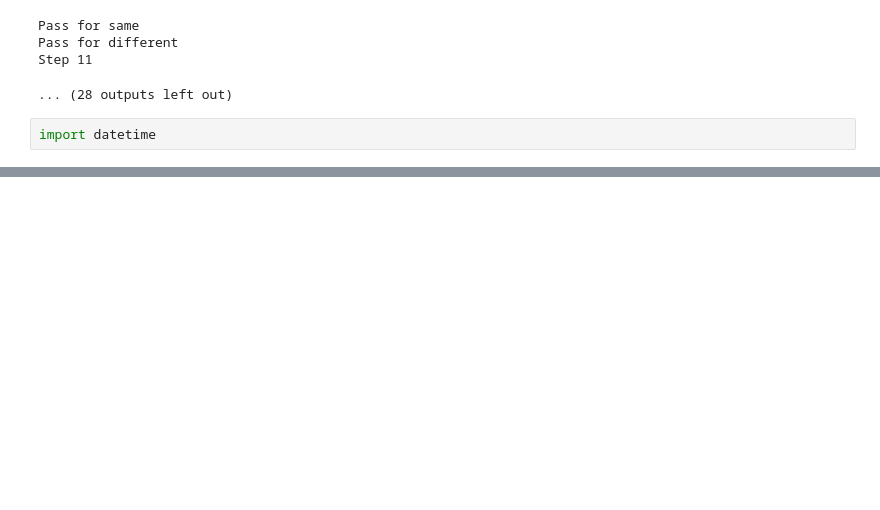
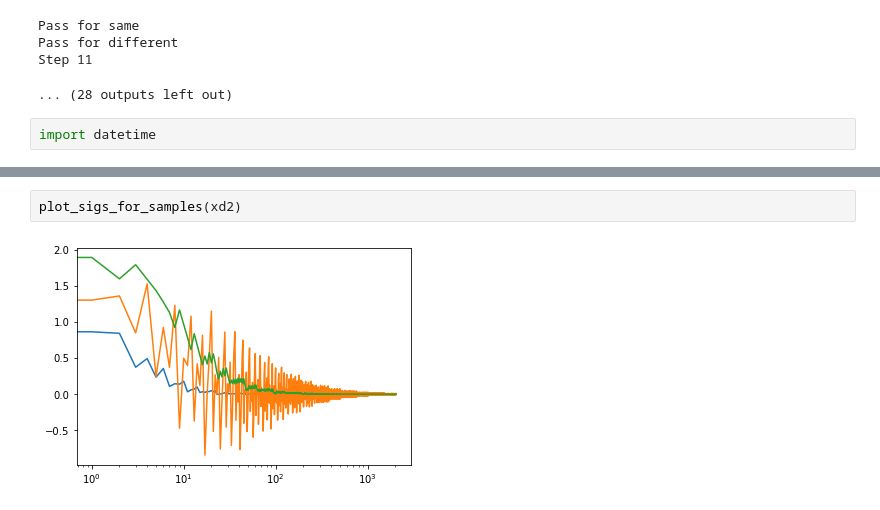
Before and after one commit to ocmob/sig_hsic_independence_test, a Jupyter notebook: notebooks/mmd_test_vs_path_scaling.ipynb, the cells around one changed output, grey strips where cells are left out. Saved outputs shown, nothing was run; the diff lists cells and outputs as text; blank space fills up the shorter version.

```diff
--- a/notebooks/mmd_test_vs_path_scaling.ipynb
+++ b/notebooks/mmd_test_vs_path_scaling.ipynb
@@ -231,0 +166,4 @@ plt.scatter(sorted(results.keys()), [np.array(results_ks[DIV]['different']).sum(
+# %%
+plot_sigs_for_samples(xd2)
+# %% [output]
+[figure, added]
```
Also changed, not shown: parts of 26 cells of this notebook, 2 other files.
